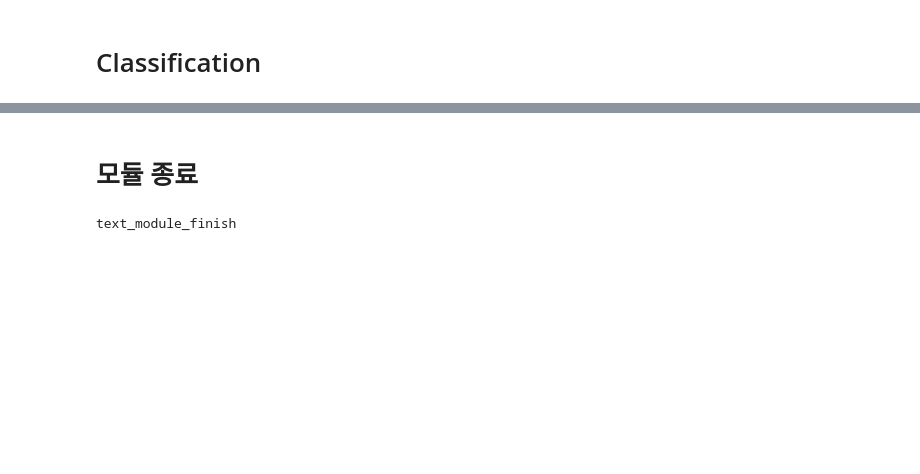
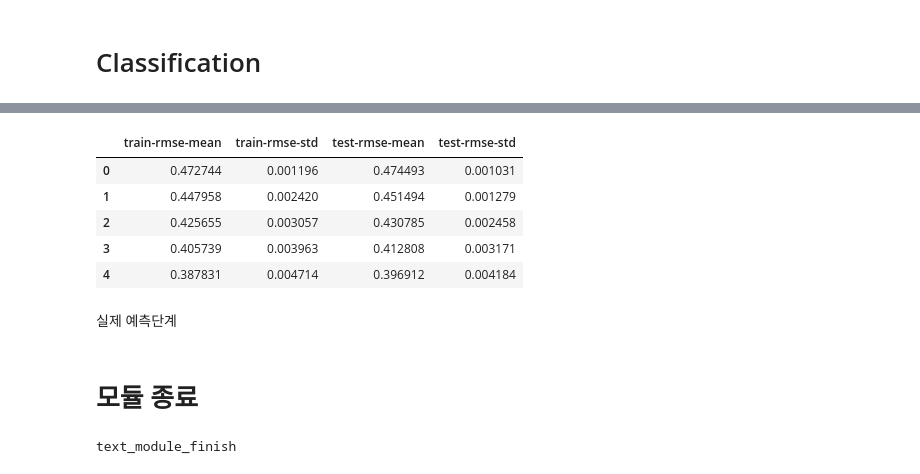
Before and after one commit to Comprehensive-Design-Team-9/Text_analysis_module, a Jupyter notebook: normalization_module.ipynb, the cells around one changed output, grey strips where cells are left out. Saved outputs shown, nothing was run; the diff lists cells and outputs as text; code cells hidden in the pictures; blank space fills up the shorter version.

```diff
--- a/normalization_module.ipynb
+++ b/normalization_module.ipynb
@@ -99,0 +268,9 @@ f.to_csv('submission.csv', mode='w')
+# %%
+r_sq = xgb_model.score(X_train, y_train)
+rmse = np.sqrt(mean_squared_error(y_test, predictions_probs))
+params = {"objective":"reg:linear",'n_estimators': 100,'learning_rate': 0.08,'gamma': 0, 'subsample': 0.75, 'colsample_bytree': 1, 'max_depth': 7}
+cv_results = xgboost.cv(dtrain=data_dmatrix, params=params, nfold=3,num_boost_round=50,early_stopping_rounds=10,metrics="rmse", as_pandas=True, seed=123)
+print("score:", r_sq)
+print("f1-score:", r_sq)
+print("explained_variance_score:", explained_variance_score(predictions_probs,y_test))
+print("RMSE:", rmse)
@@ -99,0 +295,11 @@ f.to_csv('submission.csv', mode='w')
+# %%
+cv_results.head()
+# %% [output]
+|  | train-rmse-mean | train-rmse-std | test-rmse-mean | test-rmse-std |
+| 0 | 0.472744 | 0.001196 | 0.474493 | 0.001031 |
+| 1 | 0.447958 | 0.002420 | 0.451494 | 0.001279 |
+| 2 | 0.425655 | 0.003057 | 0.430785 | 0.002458 |
+| 3 | 0.405739 | 0.003963 | 0.412808 | 0.003171 |
+| 4 | 0.387831 | 0.004714 | 0.396912 | 0.004184 |
+# %% [markdown]
+실제 예측단계
```
Also changed, not shown: parts of 17 cells of this notebook, 1 other file.
